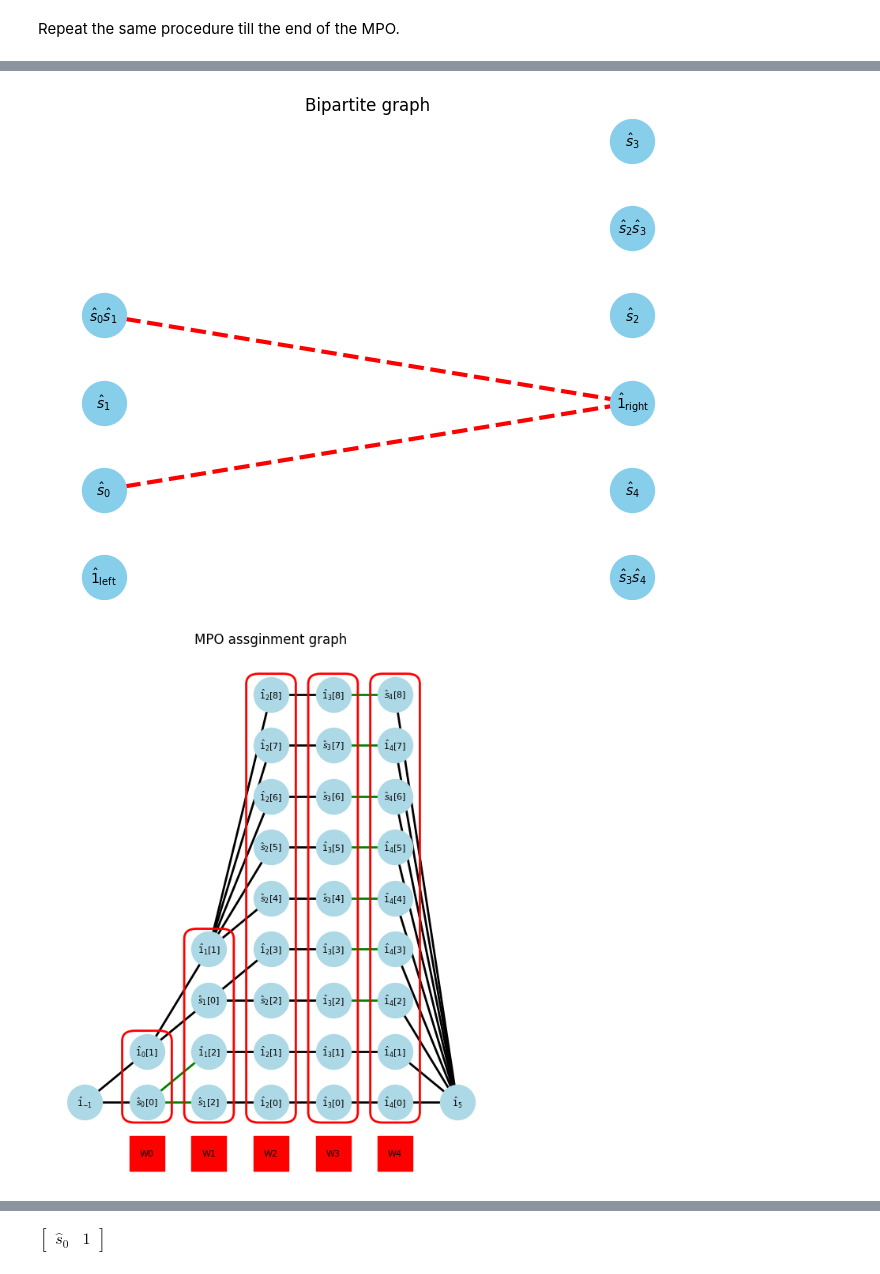
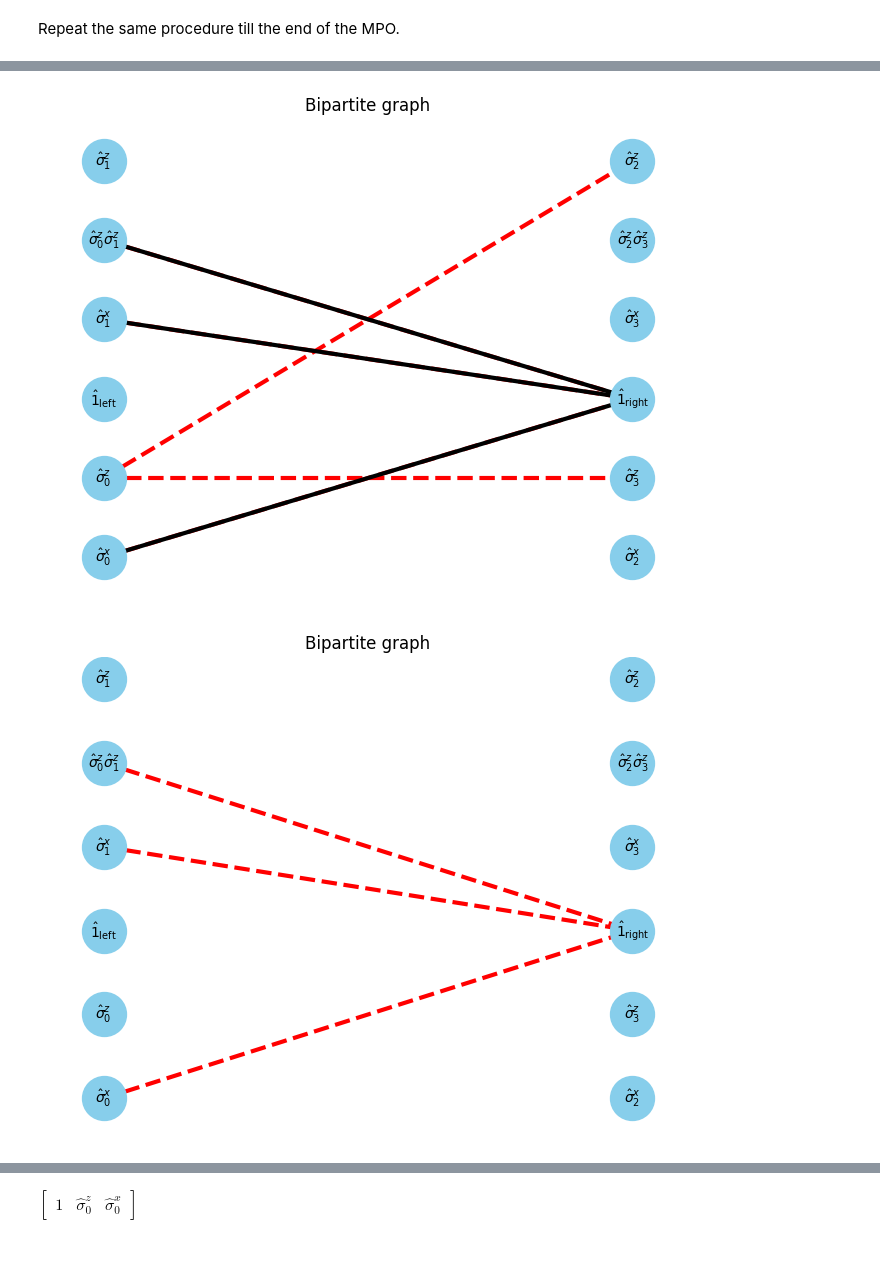
Before and after one commit to KenHino/PyMPO, a Jupyter notebook: docs/example/autompo-sym.ipynb, the cells around one changed output, grey strips where cells are left out. Cells and saved outputs as stored; diff of their text form; code cells hidden in the pictures.

Commit message:
fixbug-show-min-vertex-cover-rust

```diff
--- a/docs/example/autompo-sym.ipynb
+++ b/docs/example/autompo-sym.ipynb
@@ -27,14 +27,17 @@ from pympo import (
 # %%
-Ising = SumOfProducts([])
-J = sympy.Symbol("J")
+Heisenberg = SumOfProducts([])
+
 h = sympy.Symbol("h")
-ndim = 5
-spin_ops = [OpSite(r"\hat{s}" + f"_{i}", i) for i in range(ndim)]
+ndim = 4
+spin_z_ops = [OpSite(r"\hat{\sigma}^z" + f"_{i}", i) for i in range(ndim)]
+spin_x_ops = [OpSite(r"\hat{\sigma}^x" + f"_{i}", i) for i in range(ndim)]
 for i in range(ndim - 1):
-    Ising += -J * spin_ops[i] * spin_ops[i + 1]
-    Ising -= h * spin_ops[i]
-Ising += -h * spin_ops[-1]
-Ising = Ising.simplify()
-print(f"{Ising.ndim=}, {Ising.nops=}")
-Ising.symbol
+    for j in range(i+1, ndim):
+        J = sympy.Symbol(f"J{i}{j}")
+        Heisenberg += -J * spin_z_ops[i] * spin_z_ops[j]
+    Heisenberg -= h * spin_x_ops[i]
+Heisenberg += -h * spin_x_ops[-1]
+Heisenberg = Heisenberg.simplify()
+print(f"{Heisenberg.ndim=}, {Heisenberg.nops=}")
+Heisenberg.symbol
 # %% [output]
@@ -43,5 +46,5 @@ $\displaystyle - J \hat{s}_0 \hat{s}_1 - J \hat{s}_1 \hat{s}_2 - J \hat{s}_2 \ha
 # %%
-Hamiltonian = Ising
+Hamiltonian = Heisenberg
 # %% [markdown]
 ## Initialze list of assignment information
 
@@ -78,5 +81,5 @@ max_matching = show_maximal_matching(G, pos)
 # %% [markdown]
 In bipartite graph, the minimum vertex cover (green vertex) can be found from the previous maxmatching.
 # %%
-min_vertex_cover = show_min_vertex_cover(G, pos, max_matching)
+min_vertex_cover = show_min_vertex_cover(G, pos, max_matching, U, V, E)
 # %% [output]
@@ -139,7 +143,7 @@ for isite in range(1, Hamiltonian.ndim):
     U, V, E, E_assigns = get_UVE(Hamiltonian, W_assigns, isite, Unew)
     G, pos = show_bipartite(U, V, E)
     max_matching = show_maximal_matching(G, pos)
-    min_vertex_cover = show_min_vertex_cover(G, pos, max_matching)
+    min_vertex_cover = show_min_vertex_cover(G, pos, max_matching, U, V, E)
     Unew, Wi = assign_core(
         min_vertex_cover=min_vertex_cover,
         U=U,
@@ -167,2 +171,2 @@ isite=1
-[figure, old version]
+[figure, new version]
-[figure, old version]
+[figure, new version]
@@ -169 +174 @@ isite=1
-$\displaystyle \left[\begin{matrix}\hat{s}_0 & 1\end{matrix}\right]$
+$\displaystyle \left[\begin{matrix}1 & \hat{\sigma}^z_0 & \hat{\sigma}^x_0\end{matrix}\right]$
```
Also changed, not shown: parts of 10 cells of this notebook, 5 other files.
